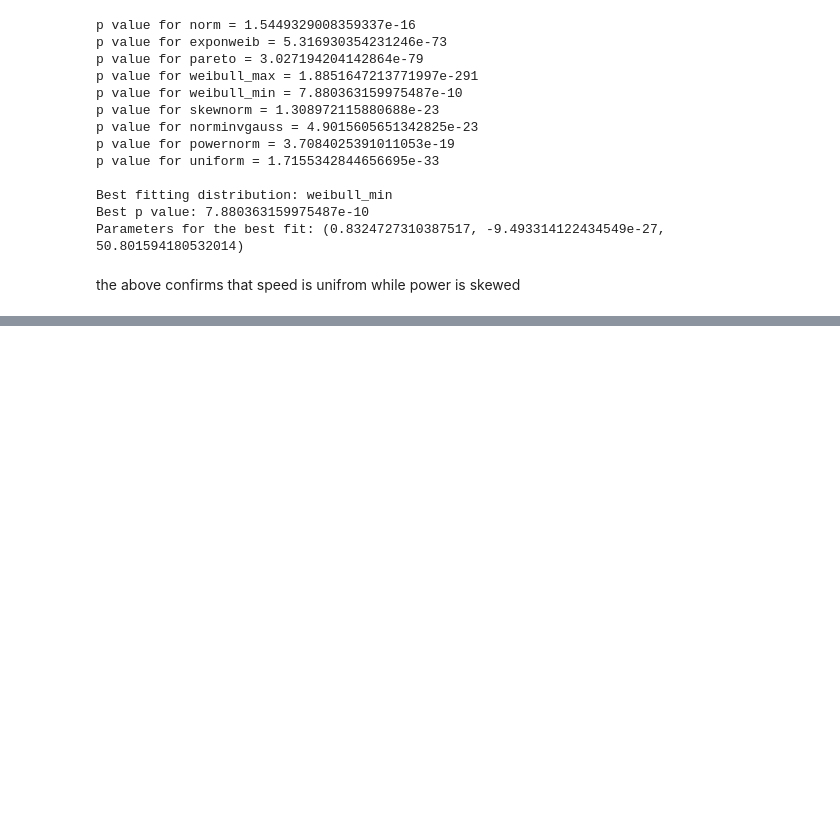
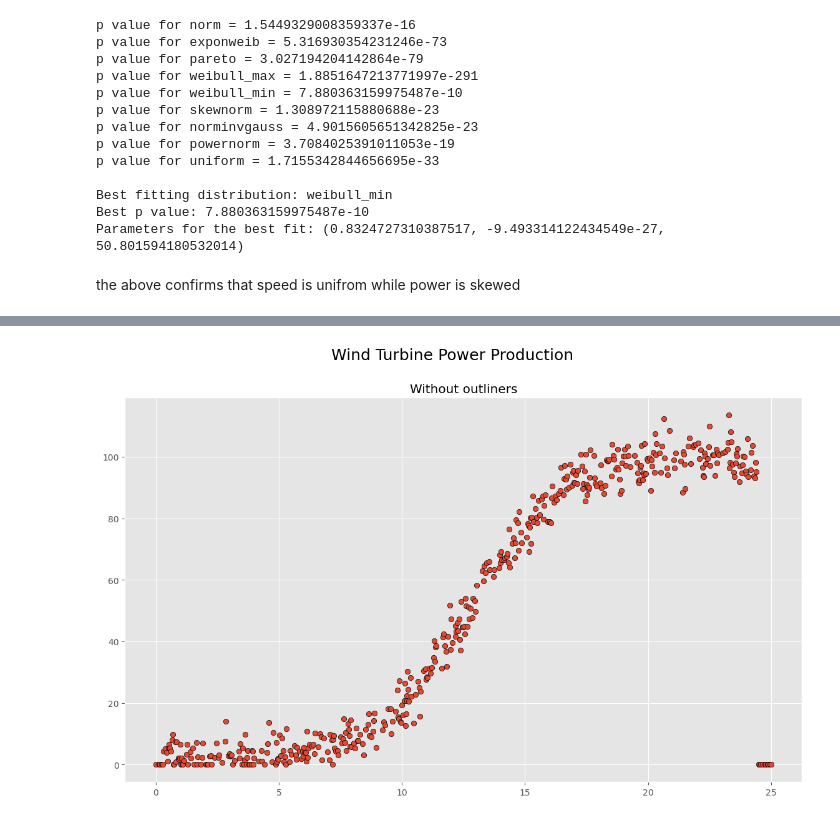
Before and after one commit to keithmmc/windpower, a Jupyter notebook: wind.ipynb, the cells around one changed output, grey strips where cells are left out. Cells and saved outputs as stored; diff of their text form; code cells hidden in the pictures; blank space fills up the shorter version.

```diff
--- a/wind.ipynb
+++ b/wind.ipynb
@@ -183,0 +197,3 @@ the above confirms that speed is unifrom while power is skewed
+# %%
+df_new = df.drop(df[(df.power == 0) & (df.speed > 5) & (df.speed < 24)].index)
+df_new
@@ -183,0 +214,8 @@ the above confirms that speed is unifrom while power is skewed
+# %%
+fig, ax = plt.subplots()
+fig.suptitle("Wind Turbine Power Production")
+ax.set_title("Without outliners")
+ax.scatter(df_new.speed, df_new.power, edgecolor="black")
+plt.show()
+# %% [output]
+[figure, added]
```
Also changed, not shown: parts of 17 cells of this notebook.
